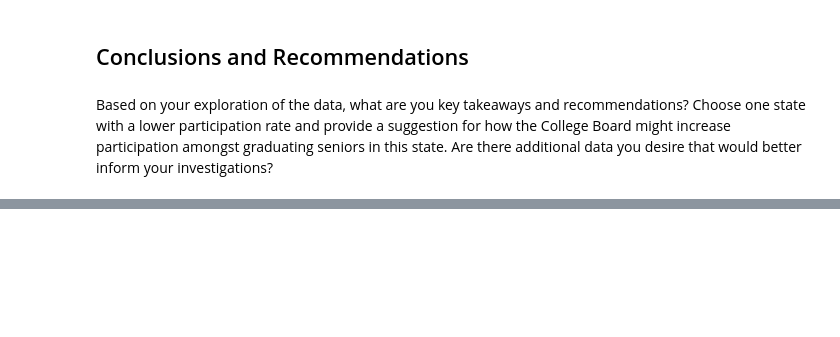
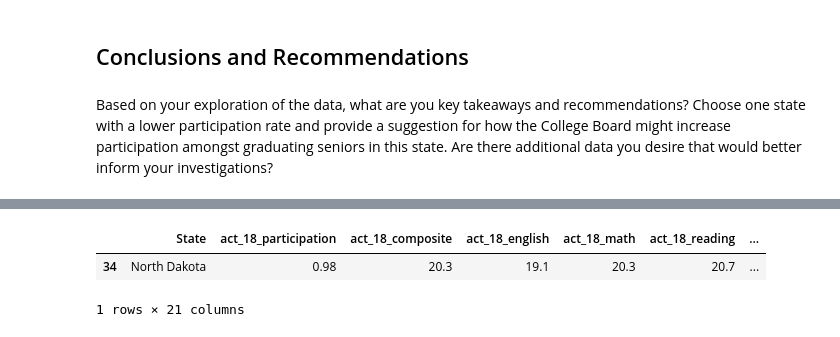
Before and after one commit to KennethChewx/Project_1, a Jupyter notebook: code/starter-code.ipynb, the cells around one changed output, grey strips where cells are left out. Drawn from its saved outputs; the diff is of its cells as text; code cells hidden in the pictures; blank space fills up the shorter version.

```diff
--- a/code/starter-code.ipynb
+++ b/code/starter-code.ipynb
@@ -1107,0 +1145,6 @@ Based on your exploration of the data, what are you key takeaways and recommenda
+# %%
+find_lowest(final.sat_18_participation)
+# %% [output]
+|  | State | act_18_participation | act_18_composite | act_18_english | act_18_math | act_18_reading | ... |
+| 34 | North Dakota | 0.98 | 20.3 | 19.1 | 20.3 | 20.7 | ... |
+1 rows × 21 columns
```
Also changed, not shown: parts of 18 cells of this notebook, 1 other file.
